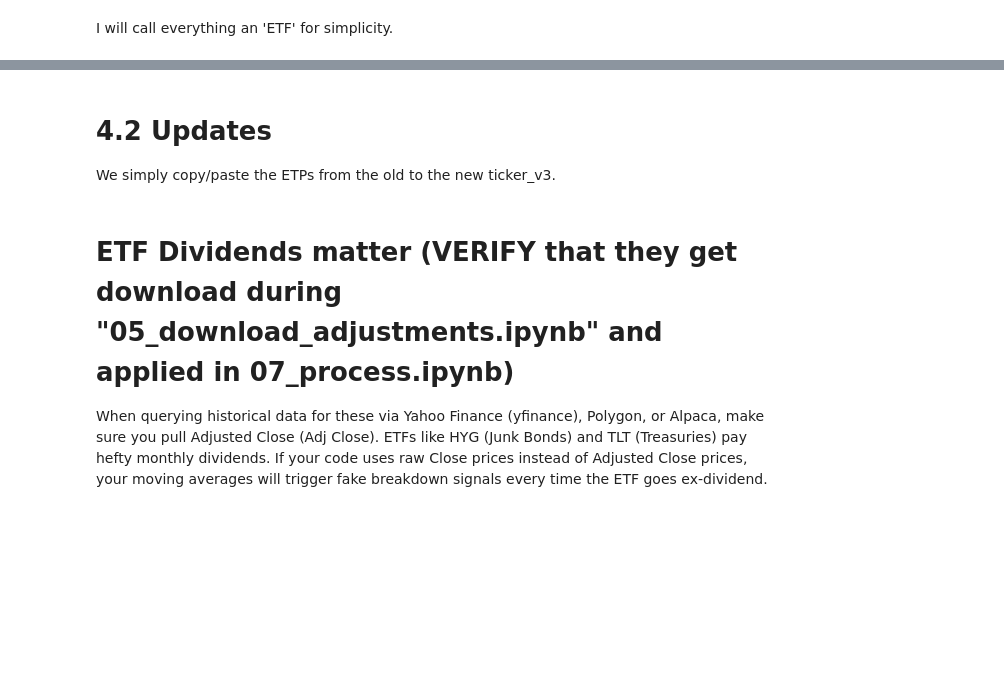
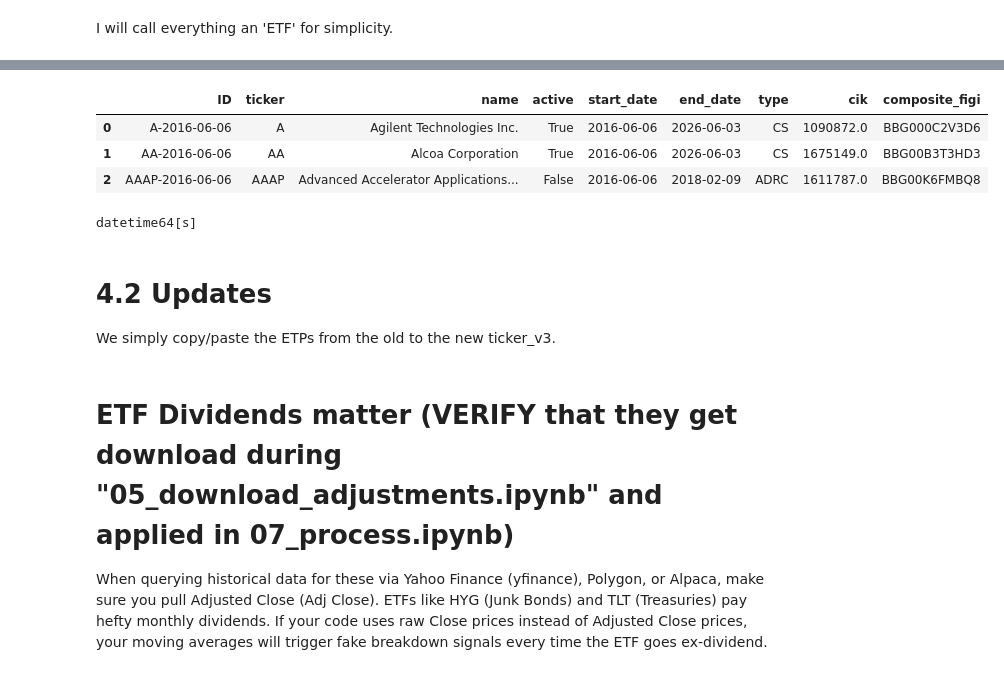
Before and after one commit to sharmad/data_clean, a Jupyter notebook: dev_prod/04_ETPs.ipynb, the cells around one changed output, grey strips where cells are left out. Drawn from its saved outputs; the diff is of its cells as text; code cells hidden in the pictures; blank space fills up the shorter version.

```diff
--- a/dev_prod/04_ETPs.ipynb
+++ b/dev_prod/04_ETPs.ipynb
@@ -504,3 +513,14 @@ tickers_v2.tail(3)
+# %%
+tickers_v2.head(3)
+# %% [output]
+|  | ID | ticker | name | active | start_date | end_date | type | cik | composite_figi |
+| 0 | A-2016-06-06 | A | Agilent Technologies Inc. | True | 2016-06-06 | 2026-06-03 | CS | 1090872.0 | BBG000C2V3D6 |
+| 1 | AA-2016-06-06 | AA | Alcoa Corporation | True | 2016-06-06 | 2026-06-03 | CS | 1675149.0 | BBG00B3T3HD3 |
+| 2 | AAAP-2016-06-06 | AAAP | Advanced Accelerator Applications... | False | 2016-06-06 | 2018-02-09 | ADRC | 1611787.0 | BBG00K6FMBQ8 |
+# %%
+print(tickers_ETP['start_date'].dtype)   # Should be datetime64[ns]
+# %% [output]
+datetime64[s]
 # %% [markdown]
 # 4.2 Updates
 We simply copy/paste the ETPs from the old to the new ticker_v3.
```
Also changed, not shown: parts of 4 cells of this notebook.
